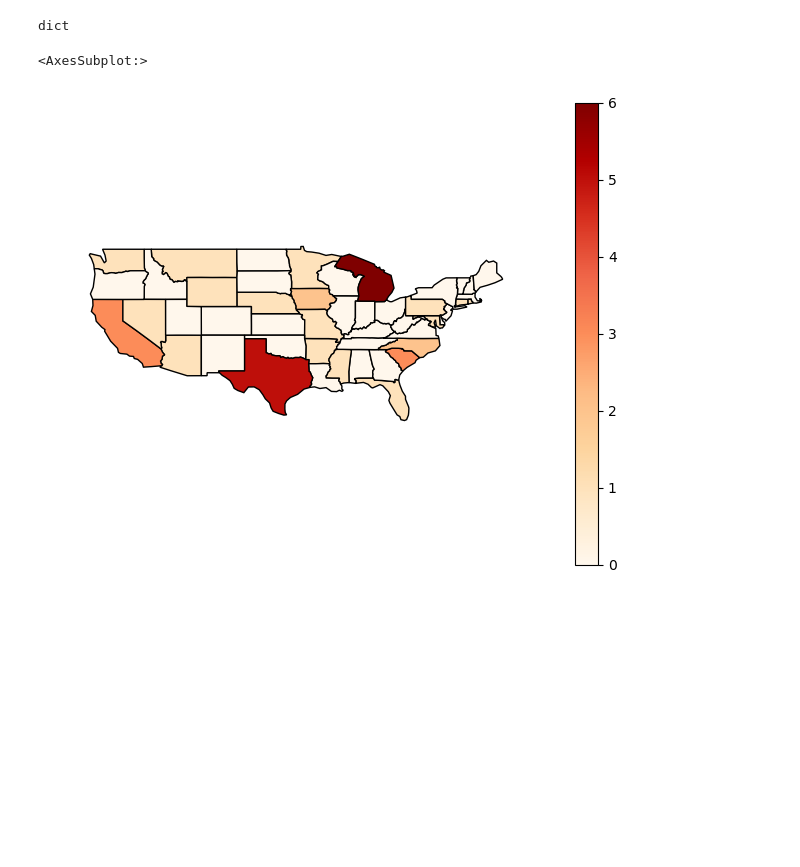
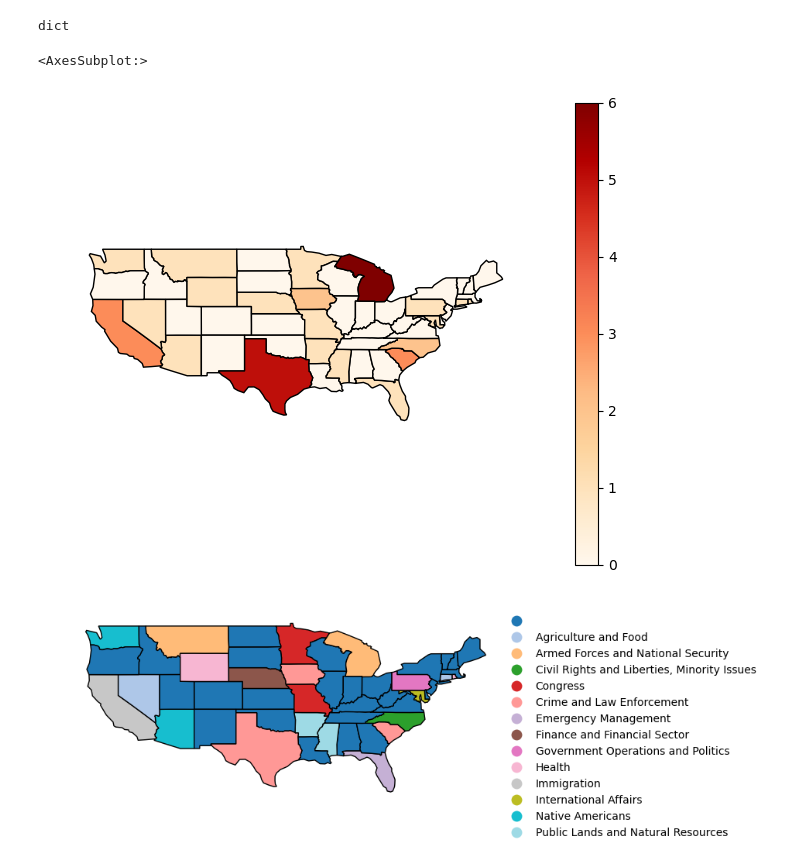
Before and after one commit to mbelanger0/law-subjects, a Jupyter notebook: Graphs.ipynb, the cells around one changed output. Drawn from its saved outputs; the diff is of its cells as text; code cells hidden in the pictures; blank space fills up the shorter version.

Commit message:
Making graphs pretty
Changed the default for the most common subject area to say No Data
Made the graph for most common subject area pretty in Graphs.ipynb

```diff
--- a/Graphs.ipynb
+++ b/Graphs.ipynb
@@ -71,7 +72,10 @@ map_data_dict = get_map_data()
 new_map_data_dict = add_map_data(map_data_dict,bills_per_state_dict,most_common_policy_area)
 map_data_geoframe = make_geodata(new_map_data_dict)
 # %%
+# Graphs
 gplt.choropleth(map_data_geoframe, hue="bill count", cmap = "OrRd", legend = True)
+gplt.choropleth(map_data_geoframe, hue="policy area", cmap = "tab20",legend = True, legend_kwargs={'bbox_to_anchor': (1.5, 1), 'frameon': False})
 # %% [output]
 <AxesSubplot:>
 [figure]
+[figure, added]
```
Also changed, not shown: parts of 1 cell of this notebook, 1 other file.
